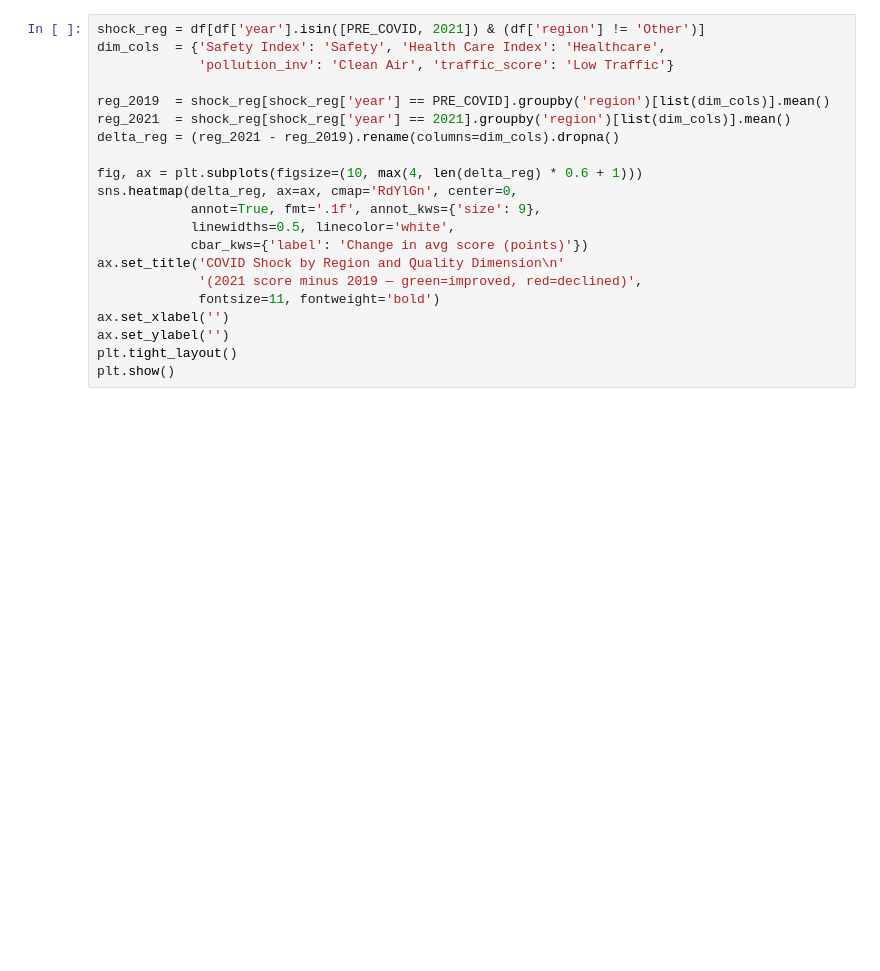
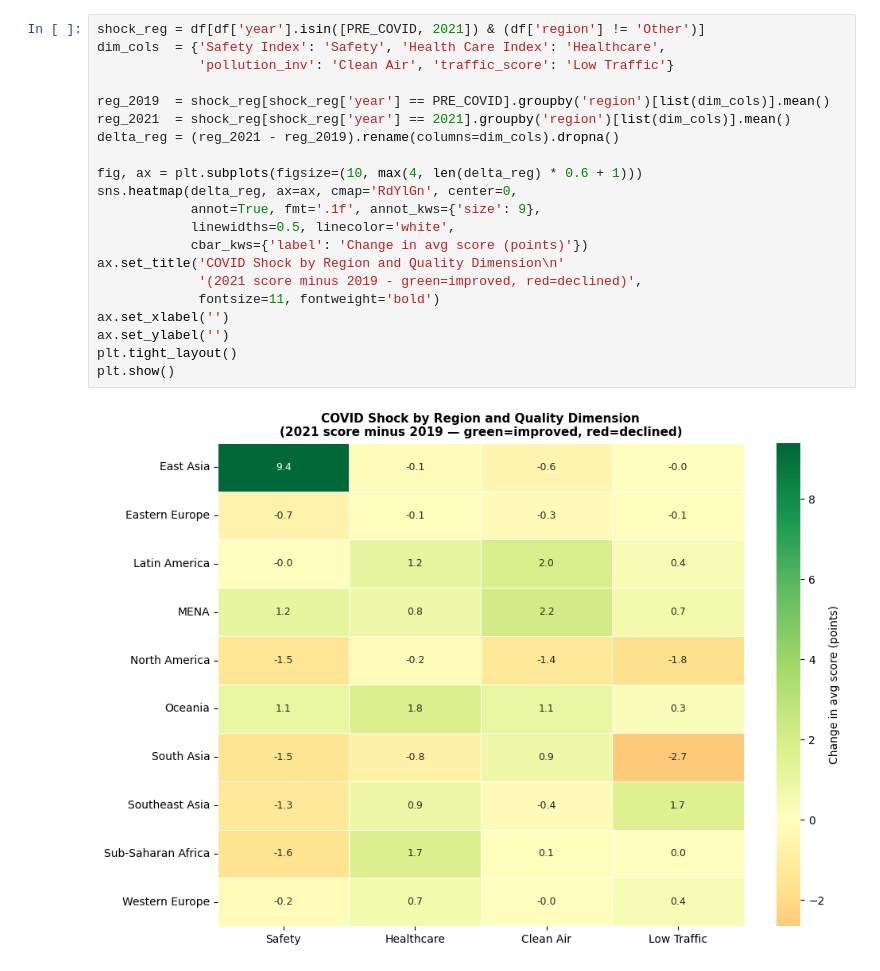
Before and after one commit to dpark2380/comm3180_S26_Data_Project, a Jupyter notebook: data_analysis/covid_value_trends.ipynb, the cells around one changed output. Saved outputs shown, nothing was run; the diff lists cells and outputs as text; blank space fills up the shorter version.

```diff
--- a/data_analysis/covid_value_trends.ipynb
+++ b/data_analysis/covid_value_trends.ipynb
@@ -267,24 +305,26 @@ for dim, lbl, d20, d21 in zip(dims, labels, delta20, delta21):
 # %%
 shock_reg = df[df['year'].isin([PRE_COVID, 2021]) & (df['region'] != 'Other')]
 dim_cols  = {'Safety Index': 'Safety', 'Health Care Index': 'Healthcare',
              'pollution_inv': 'Clean Air', 'traffic_score': 'Low Traffic'}
 
 reg_2019  = shock_reg[shock_reg['year'] == PRE_COVID].groupby('region')[list(dim_cols)].mean()
 reg_2021  = shock_reg[shock_reg['year'] == 2021].groupby('region')[list(dim_cols)].mean()
 delta_reg = (reg_2021 - reg_2019).rename(columns=dim_cols).dropna()
 
 fig, ax = plt.subplots(figsize=(10, max(4, len(delta_reg) * 0.6 + 1)))
 sns.heatmap(delta_reg, ax=ax, cmap='RdYlGn', center=0,
             annot=True, fmt='.1f', annot_kws={'size': 9},
             linewidths=0.5, linecolor='white',
             cbar_kws={'label': 'Change in avg score (points)'})
 ax.set_title('COVID Shock by Region and Quality Dimension\n'
-             '(2021 score minus 2019 — green=improved, red=declined)',
+             '(2021 score minus 2019 - green=improved, red=declined)',
              fontsize=11, fontweight='bold')
 ax.set_xlabel('')
 ax.set_ylabel('')
 plt.tight_layout()
 plt.show()
+# %% [output]
+[figure, added]
 # %%
 shock_data = df[df['year'].isin([PRE_COVID, COVID_YEAR, 2021])].copy()
 shock_data['year_label'] = shock_data['year'].astype(str)
```
Also changed, not shown: parts of 23 cells of this notebook, 9 other files.
